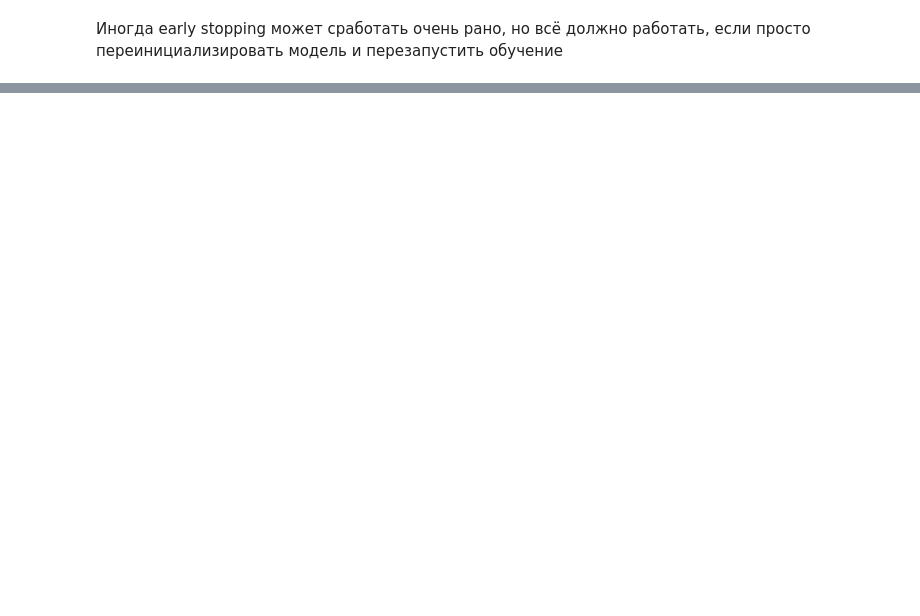
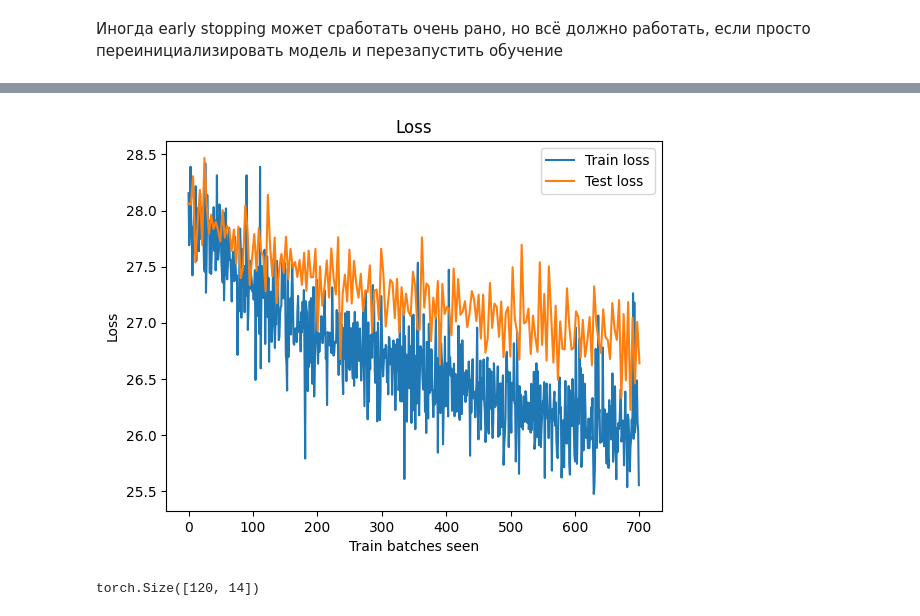
Before and after one commit to n0n1ck1/fMRI-augmentation, a Jupyter notebook: fmri_TimeSeriesCNN.ipynb, the cells around one changed output, grey strips where cells are left out. Drawn from its saved outputs; the diff is of its cells as text; code cells hidden in the pictures; blank space fills up the shorter version.

Commit message:
Added training on augmented data and on a combined dataset

```diff
--- a/fmri_TimeSeriesCNN.ipynb
+++ b/fmri_TimeSeriesCNN.ipynb
@@ -229,0 +228,2 @@ plt.show()
+# %%
+data = data.reshape((168, 120, 14))
@@ -229,0 +270,34 @@ plt.show()
+# %%
+batch_size = 512
+train_dataset = []
+for i in range(train_past_values.shape[0]):
+    train_dataset.append({
+        "past_values": train_past_values[i],
+        "future_values": train_future_values[i],
+        "past_time_features": train_past_time_features[i],
+        "future_time_features": train_future_time_features[i],
+        "past_observed_mask": train_past_observed_mask[i],
+        "static_categorical_features": train_static_categorical_features[i]
+    })
+
+train_dataloader = torch.utils.data.DataLoader(train_dataset, batch_size=batch_size, shuffle=True)
+
+test_dataset = []
+for i in range(test_past_values.shape[0]):
+    test_dataset.append({
+        "past_values": test_past_values[i],
+        "future_values": test_future_values[i],
+        "past_time_features": test_past_time_features[i],
+        "future_time_features": test_future_time_features[i],
+        "past_observed_mask": test_past_observed_mask[i],
+        "static_categorical_features": test_static_categorical_features[i]
+    })
+
+test_dataloader = torch.utils.data.DataLoader(test_dataset, batch_size=batch_size, shuffle=True)
+# %%
+lags_sequence = [1, 2, 3, 4, 5, 6, 7]
+configuration = TimeSeriesTransformerConfig(prediction_length=4, context_length=20 - len(lags_sequence), input_size=14,
+                                            num_time_features=1, lags_sequence=lags_sequence, num_parallel_samples=1,
+                                            num_static_categorical_features=1, cardinality=[2], embedding_dimension=[1])
+model = TimeSeriesTransformerForPrediction(configuration)
+optimizer = torch.optim.AdamW(model.parameters(), lr=6e-4, betas=(0.9, 0.95), weight_decay=1e-1)
@@ -229,0 +354,11 @@ plt.show()
+# %%
+plt.plot(range(len(train_losses)), train_losses, label='Train loss')
+ratio = int(len(train_losses) / len(test_losses))
+plt.plot(np.linspace(0, len(train_losses), len(test_losses)), test_losses, label='Test loss')
+plt.xlabel('Train batches seen')
+plt.ylabel('Loss')
+plt.title('Loss')
+plt.legend()
+plt.show()
+# %% [output]
+[figure, added]
@@ -229,0 +388,4 @@ plt.show()
+# %%
+augmented_data[0].shape
+# %% [output]
+torch.Size([120, 14])
```
Also changed, not shown: parts of 25 cells of this notebook.
